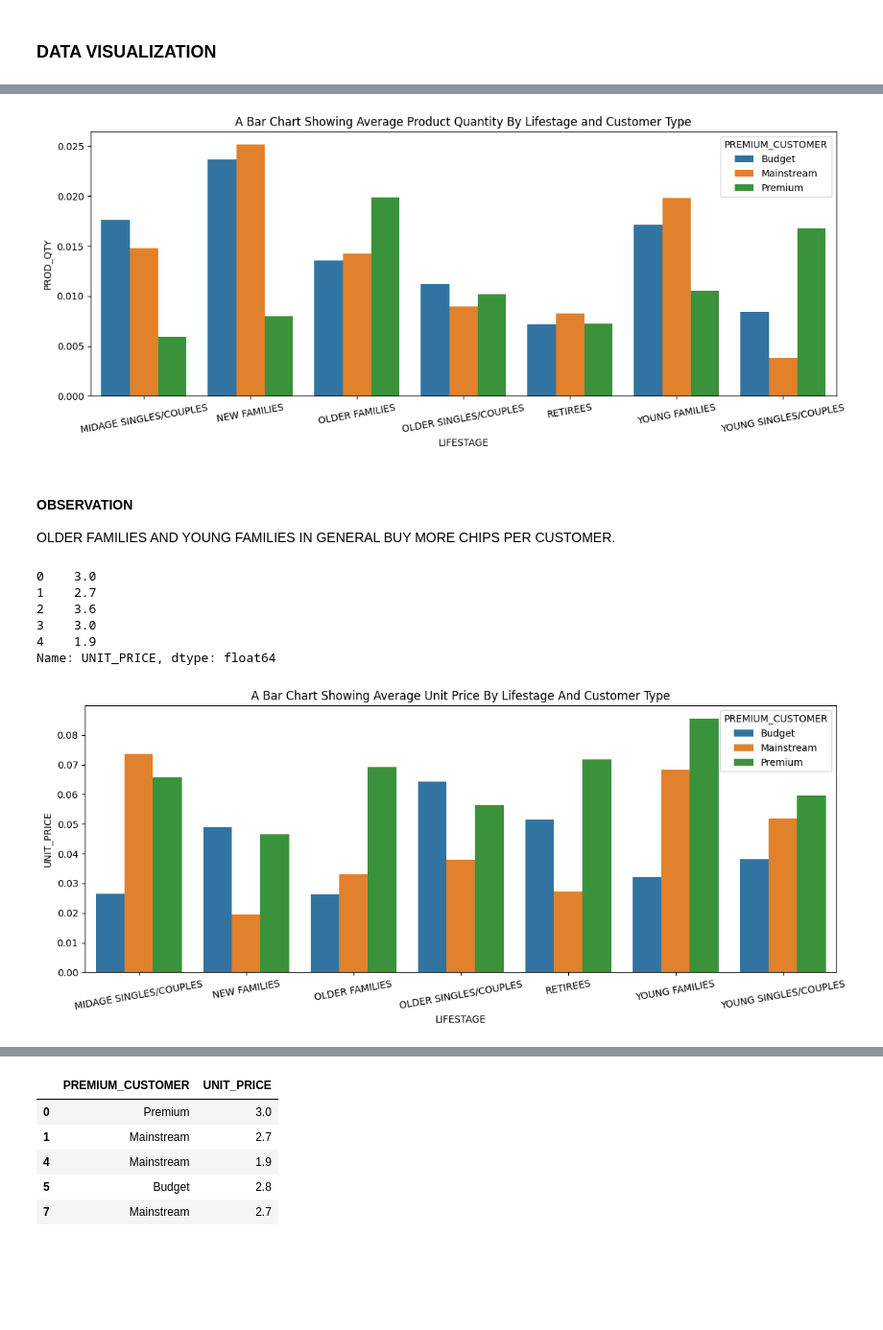
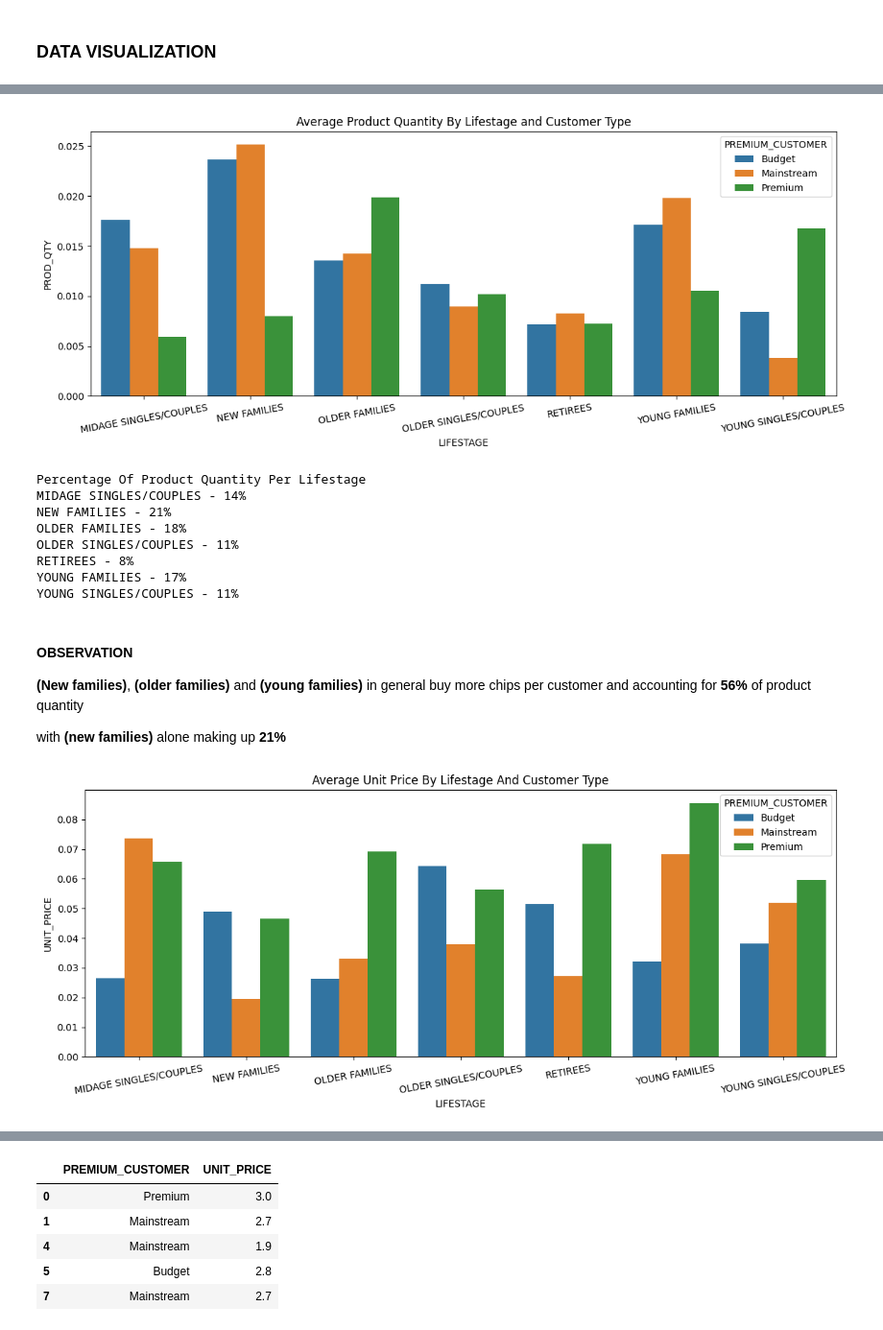
Before and after one commit to Stephen-Adwini-Badu/04.-Quantium-Project, a Jupyter notebook: Quantium Project Notebook.ipynb, the cells around one changed output, grey strips where cells are left out. Shown: that part at 96% size. Drawn from its saved outputs; the diff is of its cells as text; code cells hidden in the pictures; blank space fills up the shorter version.

```diff
--- a/Quantium Project Notebook.ipynb
+++ b/Quantium Project Notebook.ipynb
@@ -367,33 +497,38 @@ THERE ARE MORE MAINSTREAM - YOUNG SINGLES/COUPLES AND MAINSTREAM - RETIREES WHO
 # %%
 #Creating dataframe
 prod_df = df.groupby(by=['LIFESTAGE','PREMIUM_CUSTOMER'], as_index=False)[['PROD_QTY']].mean()
 prod_df['PROD_QTY'] = prod_df['PROD_QTY'] - 1.89
 
 #Creating a bar graph of average product quantity By Lifestage and Customer Type
 plt.figure(figsize=(14,5))
 sns.barplot(data=prod_df, x='LIFESTAGE', y='PROD_QTY', hue='PREMIUM_CUSTOMER')
 plt.xticks(rotation=10)
-plt.title("A Bar Chart Showing Average Product Quantity By Lifestage and Customer Type")
+plt.title("Average Product Quantity By Lifestage and Customer Type")
 plt.show()
 # %% [output]
-[figure, old version]
+[figure, new version]
-# %% [markdown]
-#### OBSERVATION
-OLDER FAMILIES AND YOUNG FAMILIES IN GENERAL BUY MORE CHIPS PER CUSTOMER.
-# %%
-#Creating unit price column
-df0 = df.copy()
-df0['TOT_SALES'] = df0['TOT_SALES'].astype(float)
-df0['PROD_QTY'] = df0['PROD_QTY'].astype(float)
-df['UNIT_PRICE'] = df0['TOT_SALES'] / df0['PROD_QTY']
-df['UNIT_PRICE'][:5]
-# %% [output]
-0    3.0
-1    2.7
-2    3.6
-3    3.0
-4    1.9
-Name: UNIT_PRICE, dtype: float64
+# %%
+#Generating intro
+print('Percentage Of Product Quantity Per Lifestage')
+
+#Generating percentage of product quantity per lifestage
+for x in prod_df['LIFESTAGE'].unique():
+    value = prod_df[prod_df['LIFESTAGE'] == x ]['PROD_QTY'].sum()/prod_df['PROD_QTY'].sum() * 100
+    print(f"{x} - {round(value)}%")
+# %% [output]
+Percentage Of Product Quantity Per Lifestage
+MIDAGE SINGLES/COUPLES - 14%
+NEW FAMILIES - 21%
+OLDER FAMILIES - 18%
+OLDER SINGLES/COUPLES - 11%
+RETIREES - 8%
+YOUNG FAMILIES - 17%
+YOUNG SINGLES/COUPLES - 11%
+# %% [markdown]
+#### OBSERVATION
+**(New families)**, **(older families)** and **(young families)** in general buy more chips per customer and accounting for **56%** of product quantity
+
+with **(new families)** alone making up **21%**
 # %%
 #Creating data frame
 price_df = df.groupby(by=['LIFESTAGE','PREMIUM_CUSTOMER'], as_index=False)[['UNIT_PRICE']].mean()
@@ -403,7 +538,7 @@ price_df['UNIT_PRICE'] = price_df['UNIT_PRICE'] - 3.8
 plt.figure(figsize=(14,5))
 plt.xticks(rotation=10)
 sns.barplot(data=price_df, x='LIFESTAGE', y='UNIT_PRICE', hue='PREMIUM_CUSTOMER')
-plt.title("A Bar Chart Showing Average Unit Price By Lifestage And Customer Type")
+plt.title("Average Unit Price By Lifestage And Customer Type")
 plt.show()
 # %% [output]
-[figure, old version]
+[figure, new version]
```
Also changed, not shown: parts of 73 cells of this notebook.
